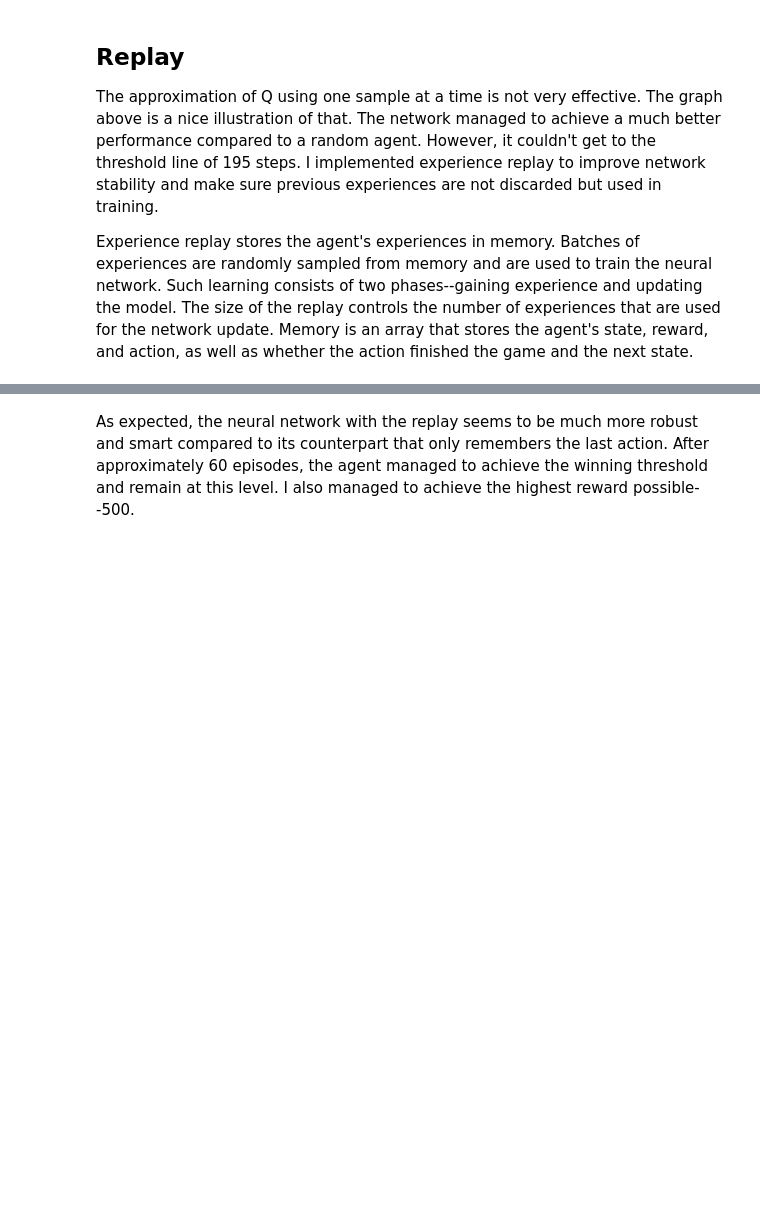
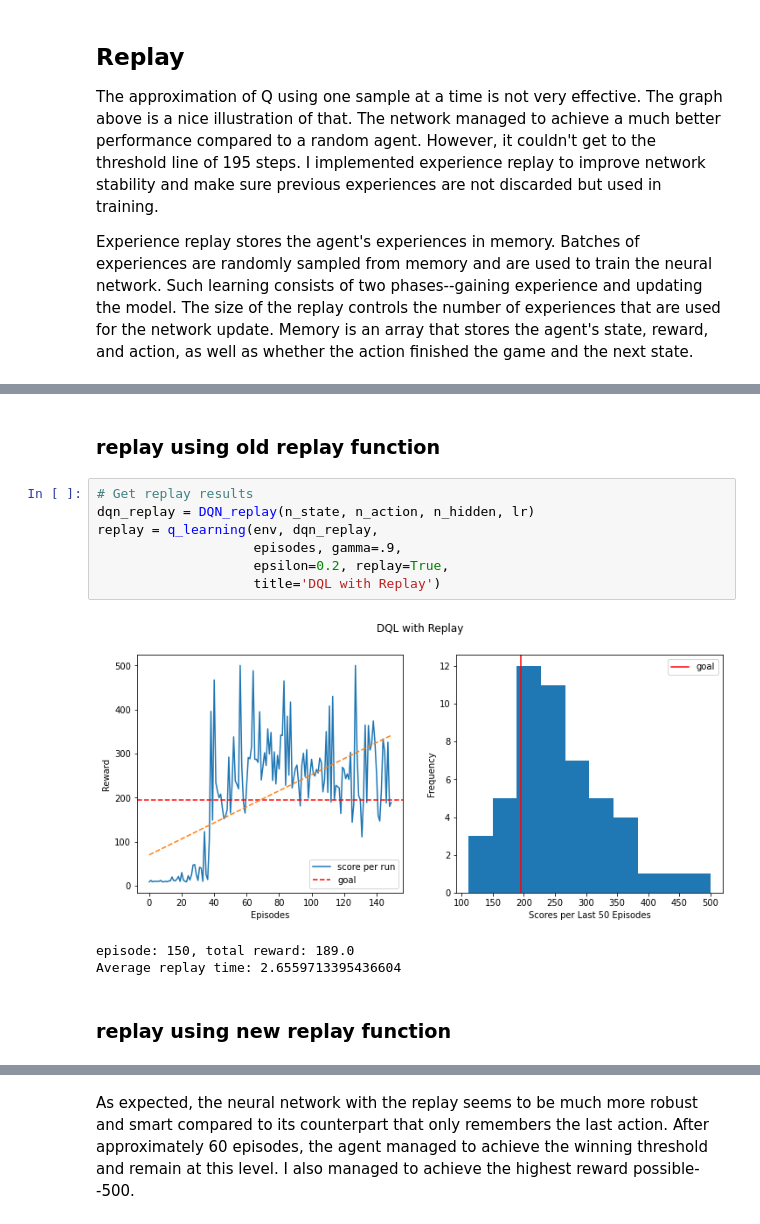
Before and after one commit to ritakurban/Practical-Data-Science, a Jupyter notebook: DQL_CartPole.ipynb, the cells around one changed output, grey strips where cells are left out. Cells and saved outputs as stored; diff of their text form; blank space fills up the shorter version.

```diff
--- a/DQL_CartPole.ipynb
+++ b/DQL_CartPole.ipynb
@@ -283,3 +331,18 @@ class DQN_replay(DQN):
+# %% [markdown]
+### replay using old replay function
+# %%
+# Get replay results
+dqn_replay = DQN_replay(n_state, n_action, n_hidden, lr)
+replay = q_learning(env, dqn_replay,
+                    episodes, gamma=.9,
+                    epsilon=0.2, replay=True,
+                    title='DQL with Replay')
+# %% [output]
+[figure, added]
+episode: 150, total reward: 189.0
+Average replay time: 2.6559713395436604
+# %% [markdown]
+### replay using new replay function
 # %%
 # Get replay results
 dqn_replay = DQN_replay(n_state, n_action, n_hidden, lr)
```
Also changed, not shown: parts of 7 cells of this notebook, 1 other file.
